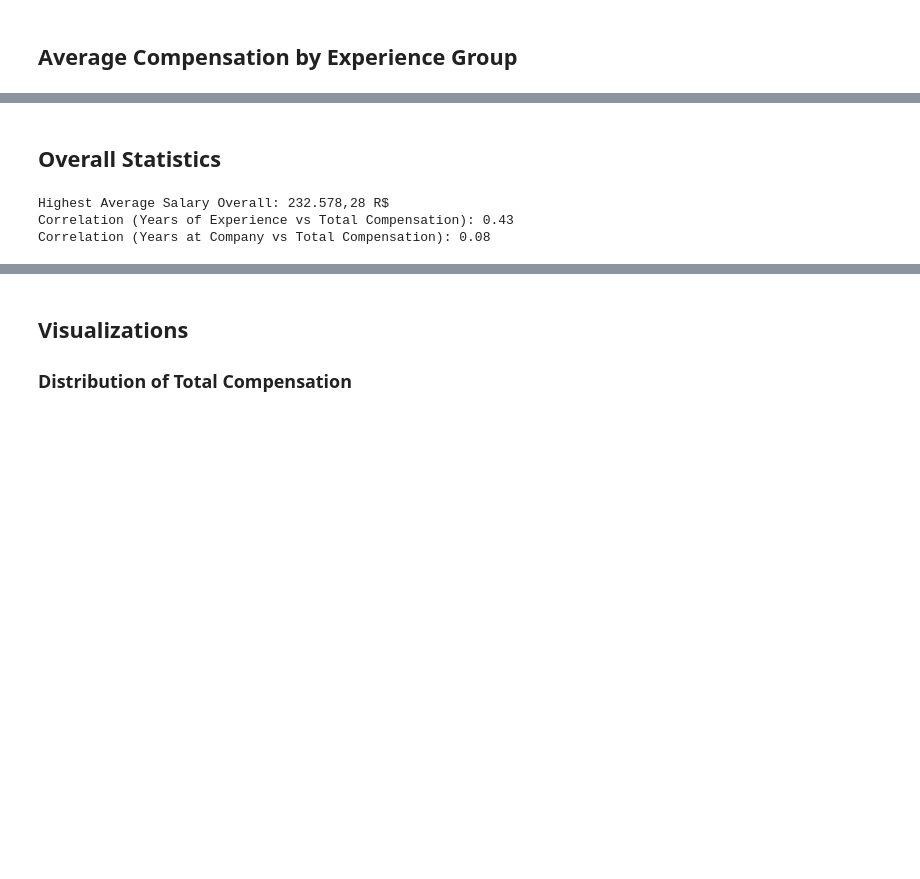
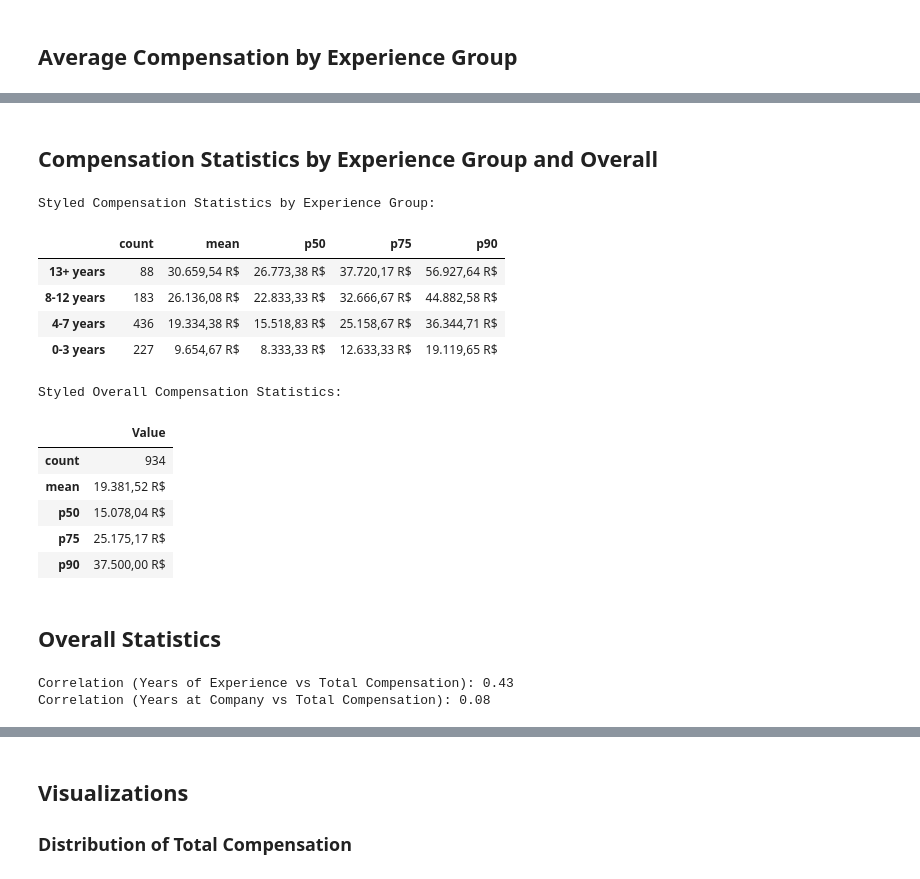
Before and after one commit to lucasheriques/comp-scraping, a Jupyter notebook: comp_scraping/data_analysis.ipynb, the cells around one changed output, grey strips where cells are left out. Cells and saved outputs as stored; diff of their text form; code cells hidden in the pictures; blank space fills up the shorter version.

```diff
--- a/comp_scraping/data_analysis.ipynb
+++ b/comp_scraping/data_analysis.ipynb
@@ -69,10 +43,79 @@ for group, companies in results['Top Paying Companies by Experience Group'].item
+# %% [markdown]
+## Compensation Statistics by Experience Group and Overall
+# %%
+def format_value(val, is_count):
+    if isinstance(val, (int, float)):
+        return '{:,.0f}'.format(val) if is_count else 'R${:,.2f}'.format(val)
+    return val  # Return as is if it's already a string
+
+def style_group_stats(df):
+    formatted_df = df.copy()
+    for col in df.columns:
+        formatted_df[col] = df[col].apply(lambda x: format_value(x, col == 'count'))
+
+    return (formatted_df.style
+            .set_properties(**{'text-align': 'right', 'padding': '5px'})
+            .set_table_styles([
+                {'selector': 'th', 'props': [('background-color', '#f2f2f2'),
+                                             ('color', 'black'),
+                                             ('font-weight', 'bold'),
+                                             ('text-align', 'center'),
+                                             ('border', '1px solid #ddd')]},
+                {'selector': 'td', 'props': [('border', '1px solid #ddd')]},
+                {'selector': '', 'props': [('border-collapse', 'collapse'),
+                                           ('font-family', 'Arial, sans-serif')]},
+            ])
+    )
+
+def style_overall_stats(df):
+    formatted_df = df.copy()
+    formatted_df['Value'] = formatted_df.index.map(lambda x: format_value(df.loc[x, 'Value'], x == 'count'))
+
+    return (formatted_df.style
+            .set_properties(**{'text-align': 'right', 'padding': '5px'})
+            .set_table_styles([
+                {'selector': 'th', 'props': [('background-color', '#f2f2f2'),
+                                             ('color', 'black'),
+                                             ('font-weight', 'bold'),
+                                             ('text-align', 'center'),
+                                             ('border', '1px solid #ddd')]},
+                {'selector': 'td', 'props': [('border', '1px solid #ddd')]},
+                {'selector': '', 'props': [('border-collapse', 'collapse'),
+                                           ('font-family', 'Arial, sans-serif')]},
+            ])
+    )
+
+group_stats_df = pd.DataFrame(results['Compensation Stats by Experience Group'])
+group_stats_df = group_stats_df[['count', 'mean', 'p50', 'p75', 'p90']]  # Reorder columns
+
+overall_stats = pd.DataFrame(results['Overall Compensation Stats'], index=['Value']).T
+overall_stats = overall_stats.reindex(['count', 'mean', 'p50', 'p75', 'p90'])  # Reorder rows
+
+# Use the functions
+print("Styled Compensation Statistics by Experience Group:")
+display(style_group_stats(group_stats_df))
+
+print("\nStyled Overall Compensation Statistics:")
+display(style_overall_stats(overall_stats))
+# %% [output]
+Styled Compensation Statistics by Experience Group:
+|  | count | mean | p50 | p75 | p90 |
+| 13+ years | 88 | 30.659,54 R$ | 26.773,38 R$ | 37.720,17 R$ | 56.927,64 R$ |
+| 8-12 years | 183 | 26.136,08 R$ | 22.833,33 R$ | 32.666,67 R$ | 44.882,58 R$ |
+| 4-7 years | 436 | 19.334,38 R$ | 15.518,83 R$ | 25.158,67 R$ | 36.344,71 R$ |
+| 0-3 years | 227 | 9.654,67 R$ | 8.333,33 R$ | 12.633,33 R$ | 19.119,65 R$ |
+Styled Overall Compensation Statistics:
+|  | Value |
+| count | 934 |
+| mean | 19.381,52 R$ |
+| p50 | 15.078,04 R$ |
+| p75 | 25.175,17 R$ |
+| p90 | 37.500,00 R$ |
 # %% [markdown]
 ## Overall Statistics
 # %%
-print(f"Highest Average Salary Overall: {results['Highest Average Salary Overall']}")
 print(f"Correlation (Years of Experience vs Total Compensation): {results['Correlation (Years of Experience vs Total Compensation)']}")
 print(f"Correlation (Years at Company vs Total Compensation): {results['Correlation (Years at Company vs Total Compensation)']}")
 # %% [output]
-Highest Average Salary Overall: 232.578,28 R$
 Correlation (Years of Experience vs Total Compensation): 0.43
 Correlation (Years at Company vs Total Compensation): 0.08
```
Also changed, not shown: parts of 9 cells of this notebook, 1 other file.
